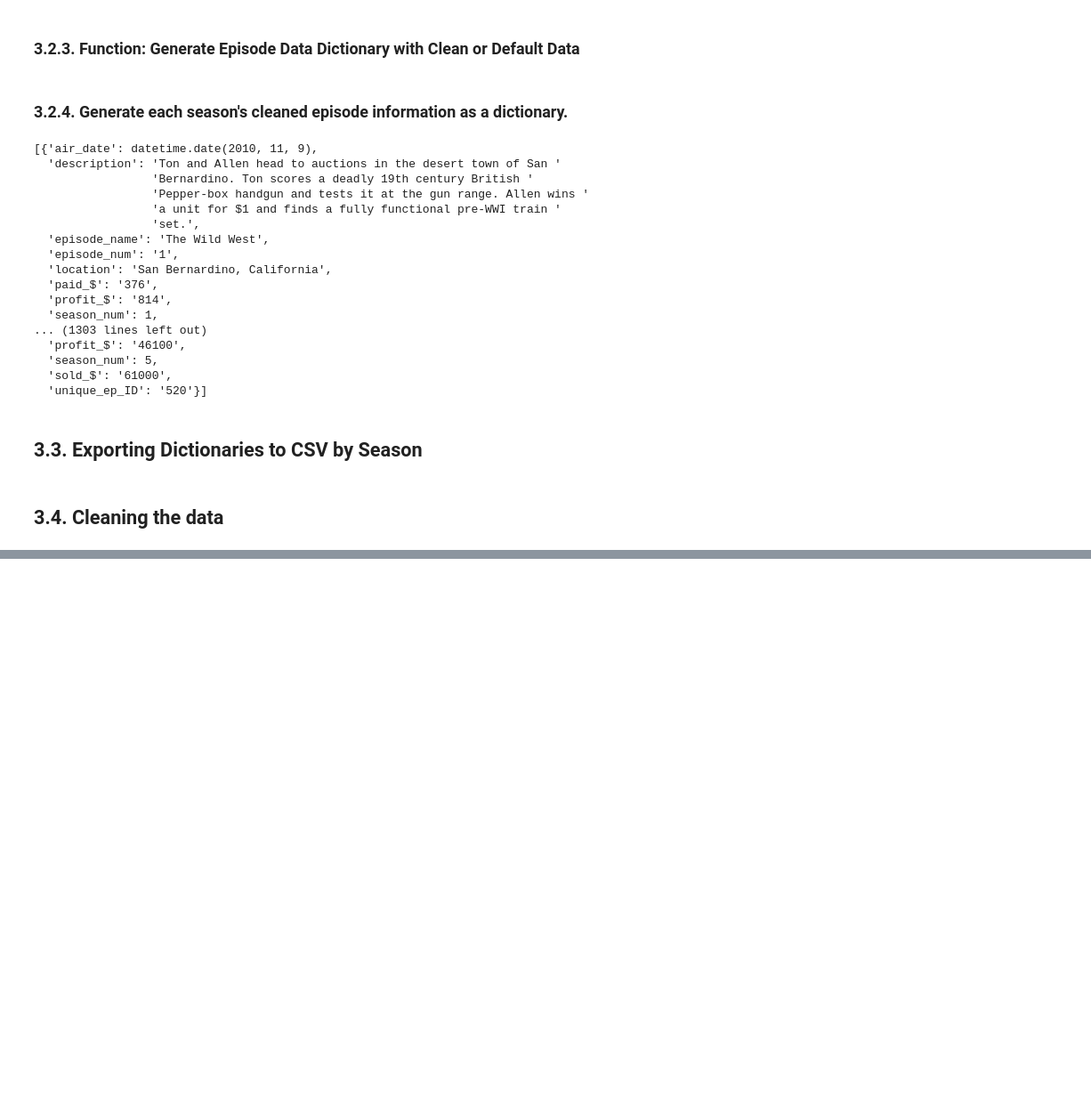
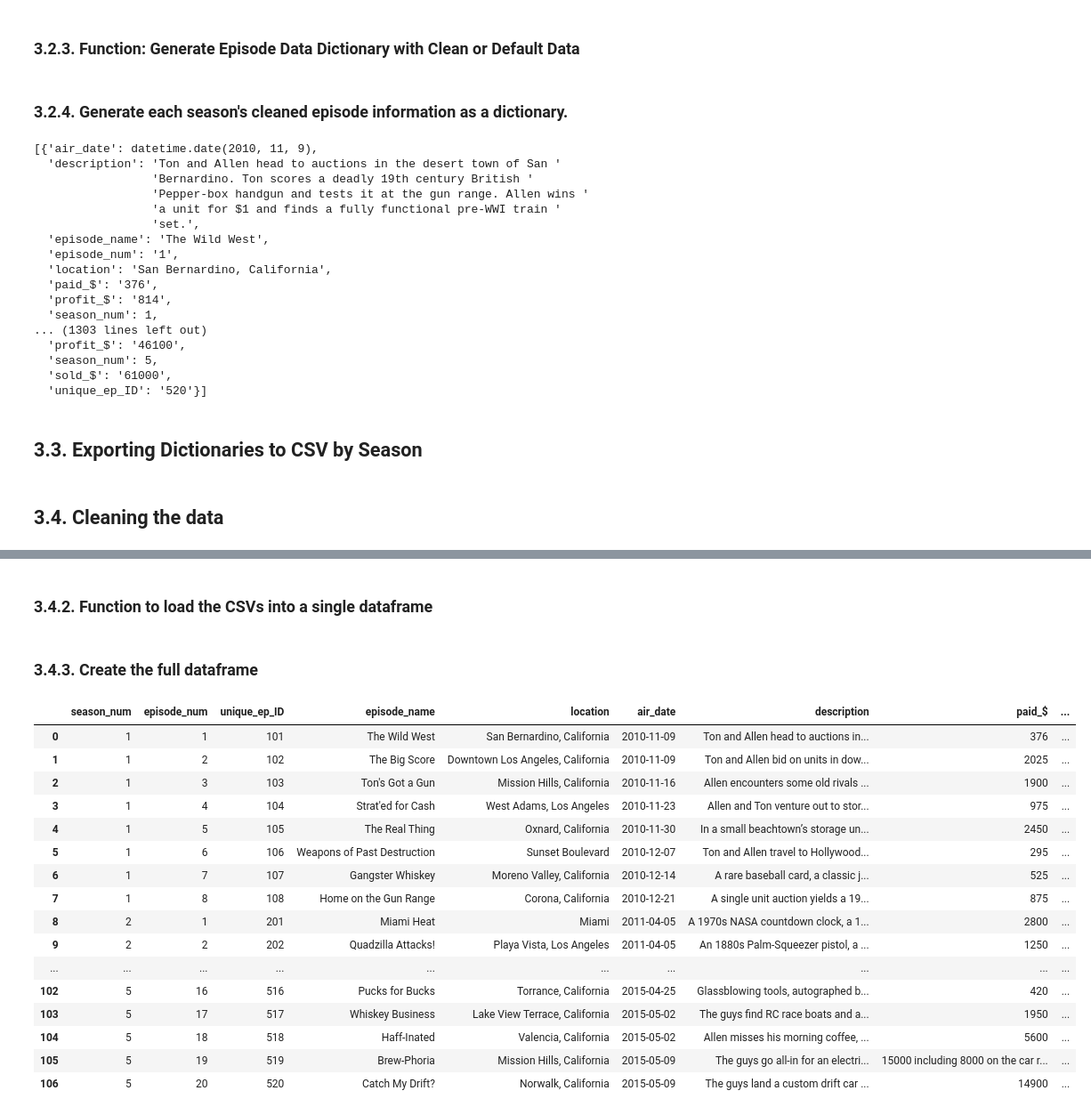
Before and after one commit to Joshua-Higgins-jp/Auction_Hunters_EDA, a Jupyter notebook: auction_hunters.ipynb, the cells around one changed output, grey strips where cells are left out. Shown: that part at 89% size. Saved outputs shown, nothing was run; the diff lists cells and outputs as text; code cells hidden in the pictures; blank space fills up the shorter version.

```diff
--- a/auction_hunters.ipynb
+++ b/auction_hunters.ipynb
@@ -374,0 +414,62 @@ all_season_dict_to_csv(all_seasons_data_dict)
+# %% [markdown]
+### 3.4.2. Function to load the CSVs into a single dataframe
+# %%
+def load_all_csvs_to_df(list_of_CSVs):
+    """
+    This function will take a list of csv files, convert them into dataframes, then return a joined single dataframe composed of the input data.
+    """
+
+    # Specifying the data types so that they are consisent for each loaded dataframe.
+    column_data_types_cleaning = {
+        'season_num': 'int8',
+        'episode_num': 'int8',
+        'unique_ep_ID': 'int16',
+        'episode_name': 'object',
+        'location': 'object',
+        'air_date': 'object',
+        'description': 'object',
+        'paid_$': 'object',
+        'sold_$': 'object',
+        'profit_$': 'object'
+    }
+
+    # Create a list of dataframe objects
+    df_list = []
+    for csv_file in list_of_CSVs:
+        df = pd.read_csv(csv_file, dtype=column_data_types_cleaning)
+        df_list.append(df)
+
+    # Concatenate the dataframes into a single dataframe object.
+    # Also, reset the index to avoid concatenation restarting the index at each join.
+    combined_df = pd.concat(df_list, axis=0)
+    combined_df = combined_df.reset_index(drop=True)
+
+    return combined_df
+# %% [markdown]
+### 3.4.3. Create the full dataframe
+# %%
+# Set Pandas display options so that we can see the entire dataframe.
+pd.set_option('display.max_rows', None)     # Shows all rows
+pd.set_option('display.max_columns', None)  # Shows all columns
+pd.set_option('display.width', None)        # Adjusts the display width
+
+df = load_all_csvs_to_df(csv_filenames)
+df
+# %% [output]
+|  | season_num | episode_num | unique_ep_ID | episode_name | location | air_date | description | paid_$ | ... |
+| 0 | 1 | 1 | 101 | The Wild West | San Bernardino, California | 2010-11-09 | Ton and Allen head to auctions in... | 376 | ... |
+| 1 | 1 | 2 | 102 | The Big Score | Downtown Los Angeles, California | 2010-11-09 | Ton and Allen bid on units in dow... | 2025 | ... |
+| 2 | 1 | 3 | 103 | Ton's Got a Gun | Mission Hills, California | 2010-11-16 | Allen encounters some old rivals ... | 1900 | ... |
+| 3 | 1 | 4 | 104 | Strat'ed for Cash | West Adams, Los Angeles | 2010-11-23 | Allen and Ton venture out to stor... | 975 | ... |
+| 4 | 1 | 5 | 105 | The Real Thing | Oxnard, California | 2010-11-30 | In a small beachtown’s storage un... | 2450 | ... |
+| 5 | 1 | 6 | 106 | Weapons of Past Destruction | Sunset Boulevard | 2010-12-07 | Ton and Allen travel to Hollywood... | 295 | ... |
+| 6 | 1 | 7 | 107 | Gangster Whiskey | Moreno Valley, California | 2010-12-14 | A rare baseball card, a classic j... | 525 | ... |
+| 7 | 1 | 8 | 108 | Home on the Gun Range | Corona, California | 2010-12-21 | A single unit auction yields a 19... | 875 | ... |
+| 8 | 2 | 1 | 201 | Miami Heat | Miami | 2011-04-05 | A 1970s NASA countdown clock, a 1... | 2800 | ... |
+| 9 | 2 | 2 | 202 | Quadzilla Attacks! | Playa Vista, Los Angeles | 2011-04-05 | An 1880s Palm-Squeezer pistol, a ... | 1250 | ... |
+| ... | ... | ... | ... | ... | ... | ... | ... | ... | ... |
+| 102 | 5 | 16 | 516 | Pucks for Bucks | Torrance, California | 2015-04-25 | Glassblowing tools, autographed b... | 420 | ... |
+| 103 | 5 | 17 | 517 | Whiskey Business | Lake View Terrace, California | 2015-05-02 | The guys find RC race boats and a... | 1950 | ... |
+| 104 | 5 | 18 | 518 | Haff-Inated | Valencia, California | 2015-05-02 | Allen misses his morning coffee, ... | 5600 | ... |
+| 105 | 5 | 19 | 519 | Brew-Phoria | Mission Hills, California | 2015-05-09 | The guys go all-in for an electri... | 15000 including 8000 on the car r... | ... |
+| 106 | 5 | 20 | 520 | Catch My Drift? | Norwalk, California | 2015-05-09 | The guys land a custom drift car ... | 14900 | ... |
```
Also changed, not shown: parts of 34 cells of this notebook.
